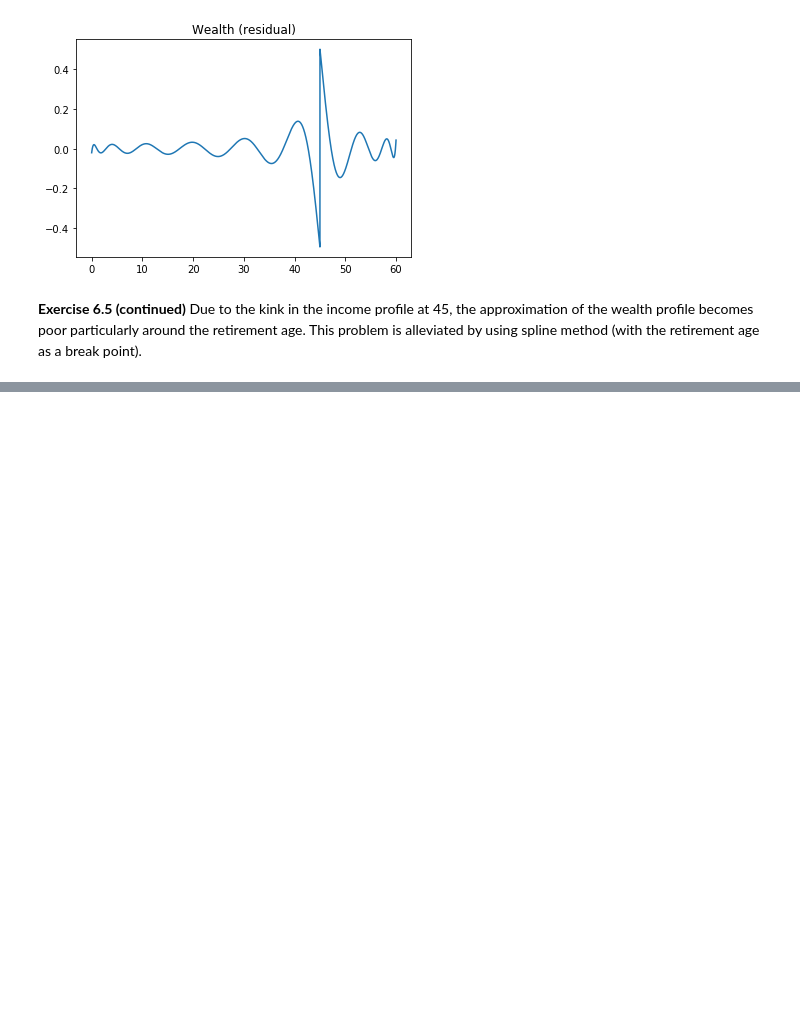
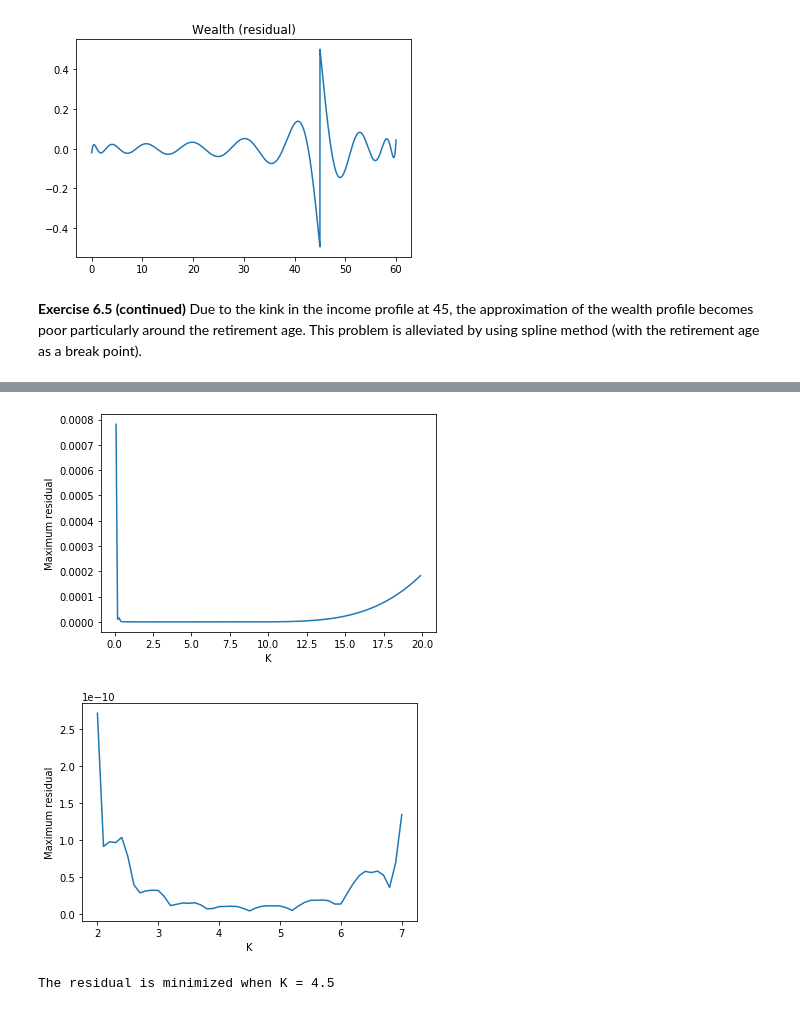
Before and after one commit to Takahiro-Toriyabe/ApplCompEconFinance, a Jupyter notebook: src/ex6.ipynb, the cells around one changed output, grey strips where cells are left out. Saved outputs shown, nothing was run; the diff lists cells and outputs as text; code cells hidden in the pictures; blank space fills up the shorter version.

```diff
--- a/src/ex6.ipynb
+++ b/src/ex6.ipynb
@@ -282,0 +305,38 @@ Due to the kink in the income profile at 45, the approximation of the wealth pro
+# %%
+# Exercise 6.6 (c) and (d)
+def get_resid6_6(params, t_eval, K):
+    v = chebyshev.chebval(t_eval, params)
+    params_der = chebyshev.chebder(params)
+    vder = chebyshev.chebval(t_eval, params_der)
+
+    return vder * (1 - t_eval)**3 / K - K * t_eval * v \
+        + (1 - t_eval) / np.sqrt(2 * np.pi)
+
+def get_max_resid6_6(params, t_eval, K):
+    return max(abs(get_resid6_6(params, t_eval, K)))
+
+def solver_sub6_6(k, K):
+    t_eval, init = get_chebyshev_node(0, 1, k + 1), np.zeros(k + 1)
+    func_aux = (lambda params: get_resid6_6(params, t_eval, K))
+    return optimize.root(func_aux, x0=init)
+
+k, t_fit, Ks = 15, np.linspace(0, 1, 10000), np.arange(0.1, 20, 0.1)
+sols = np.array([solver_sub6_6(k, K) for K in Ks])
+resids = np.array([get_max_resid6_6(sol.x, t_fit, K) for K, sol in zip(Ks, sols)])
+
+plt.plot(Ks, resids)
+plt.xlabel('K')
+plt.ylabel('Maximum residual')
+plt.show()
+
+cond = (Ks >= 2) & (Ks <= 7)
+plt.plot(Ks[cond], resids[cond])
+plt.xlabel('K')
+plt.ylabel('Maximum residual')
+plt.show()
+
+print('The residual is minimized when K = {0:.1f}'.format(Ks[np.argmin(resids)]))
+# %% [output]
+[figure, added]
+[figure, added]
+The residual is minimized when K = 4.5
```
Also changed, not shown: parts of 4 cells of this notebook.
